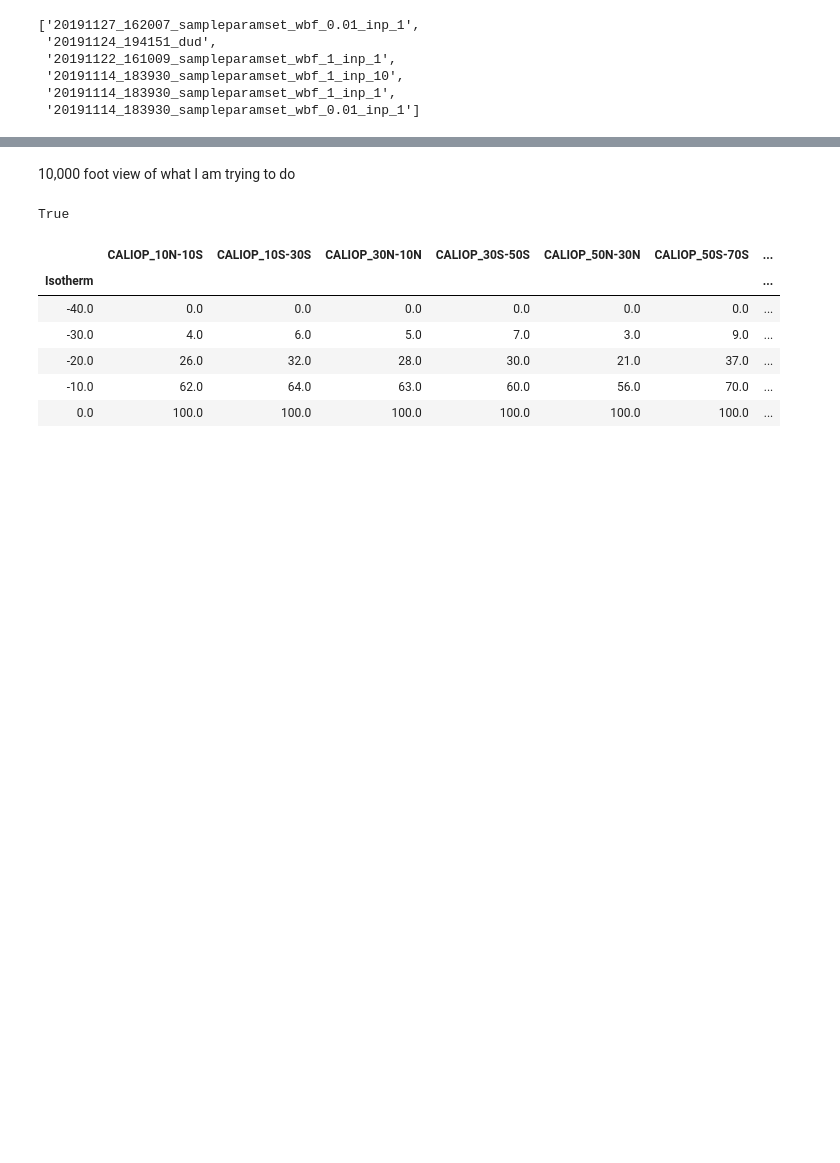
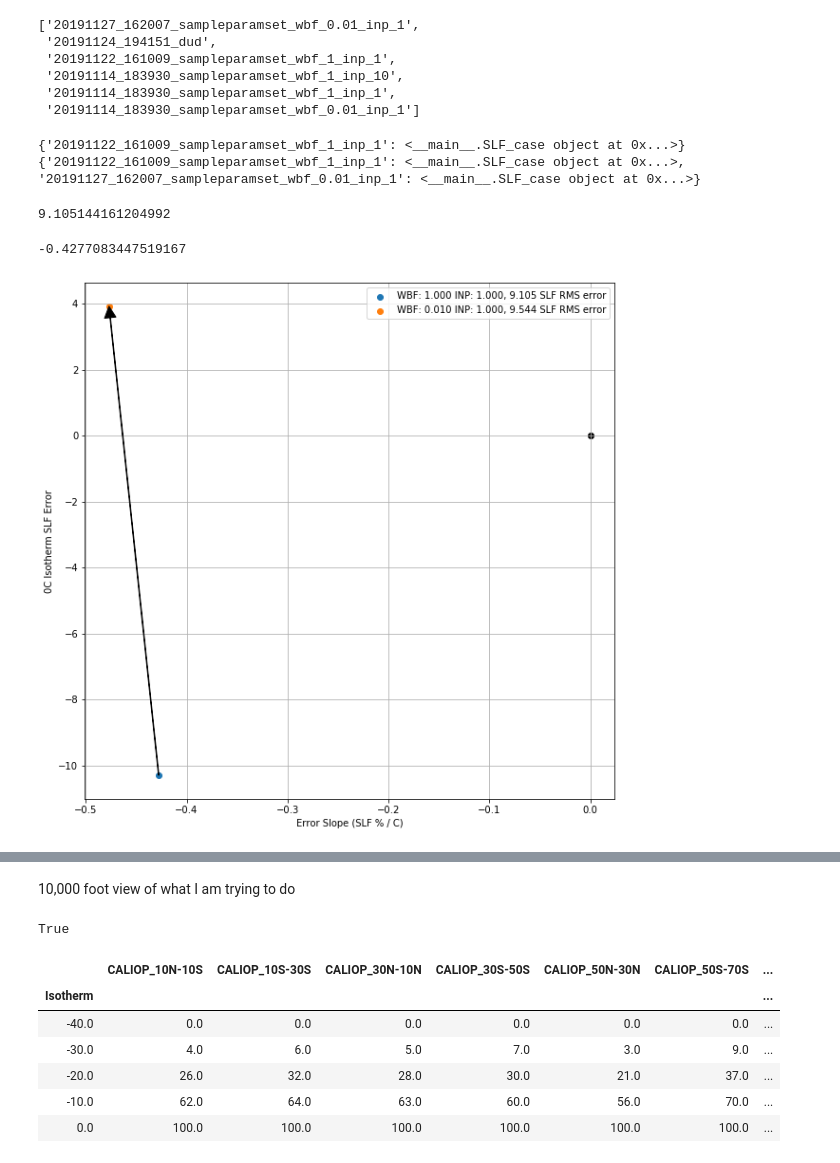
Before and after one commit to jshaw35/netcdf_analysis, a Jupyter notebook: parameterspace.ipynb, the cells around one changed output, grey strips where cells are left out. Drawn from its saved outputs; the diff is of its cells as text; code cells hidden in the pictures; blank space fills up the shorter version.

```diff
--- a/parameterspace.ipynb
+++ b/parameterspace.ipynb
@@ -19,0 +12,3 @@ os.system('mountnird p/jonahks/') # mount the drive from NIRD, no working :(
+# %%
+specific_model = '20191127_162007_sampleparamset_wbf_0.01_inp_1.nc'
+case = specific_model[:-3]
@@ -35,0 +197,22 @@ cases = ['20191127_162007_sampleparamset_wbf_0.01_inp_1', '20191122_161009_sampl
+# %%
+test.add_case(base_case)
+print(test.get_cases())
+test.add_case(cases[0])
+print(test.get_cases())
+test2 = test.get_case(base_case)
+# %% [output]
+{'20191122_161009_sampleparamset_wbf_1_inp_1': <__main__.SLF_case object at 0x...>}
+{'20191122_161009_sampleparamset_wbf_1_inp_1': <__main__.SLF_case object at 0x...>, '20191127_162007_sampleparamset_wbf_0.01_inp_1': <__main__.SLF_case object at 0x...>}
+# %%
+test2.rms_error
+# %% [output]
+9.105144161204992
+# %%
+test.set_origin(case_names[0])
+np.float(test.get_origin().error_slope)
+# %% [output]
+-0.4277083447519167
+# %%
+_temp = test.plot_vectors()
+# %% [output]
+[figure, added]
```
Also changed, not shown: parts of 31 cells of this notebook, 2 other files.
